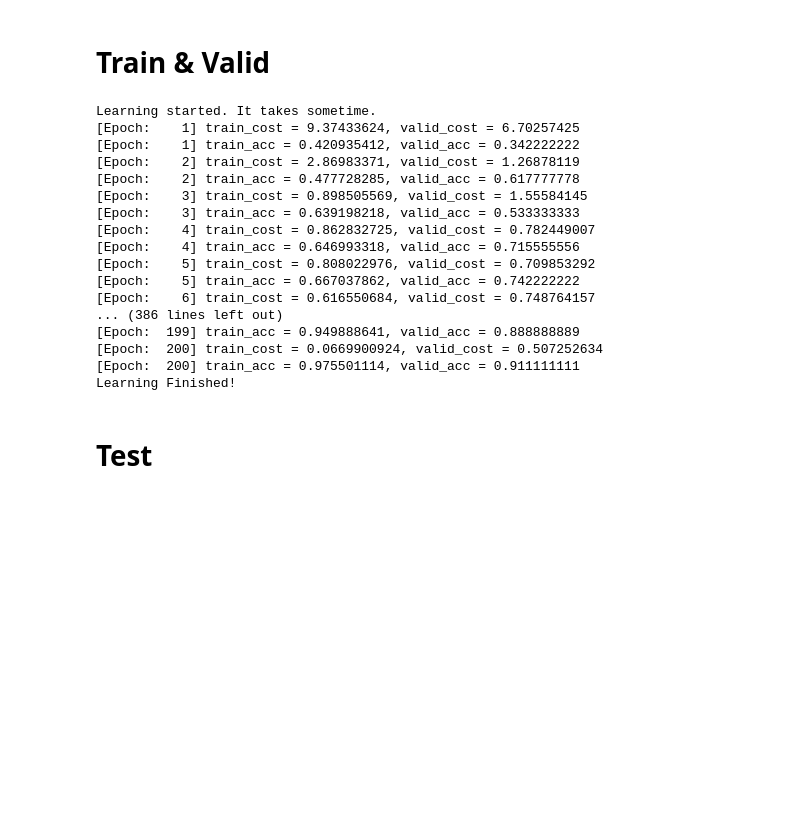
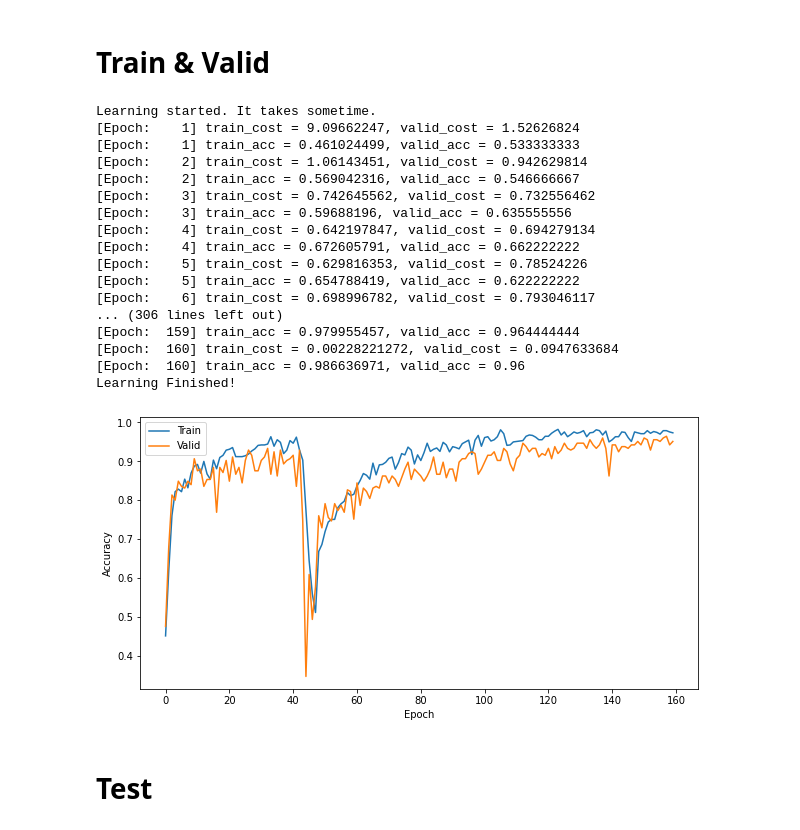
Before and after one commit to wlgns8469/CORE_Faultdetection, a Jupyter notebook: 1D-CNN_Torque_AllVel_ver_pytorch.ipynb, the cells around one changed output. Saved outputs shown, nothing was run; the diff lists cells and outputs as text; code cells hidden in the pictures; blank space fills up the shorter version.

```diff
--- a/1D-CNN_Torque_AllVel_ver_pytorch.ipynb
+++ b/1D-CNN_Torque_AllVel_ver_pytorch.ipynb
@@ -145,28 +204,43 @@ class CNN(nn.Module):
     def __init__(self):
         super(CNN, self).__init__()
         self.layer1 = nn.Sequential(
-            nn.Conv1d(1,32,kernel_size = 2),
+            nn.Conv1d(1,32,kernel_size = 3, stride=1, padding=1),
             nn.BatchNorm1d(32),
             nn.ReLU(),
             nn.Dropout(p=0.2),
             nn.MaxPool1d(2)
         )
         self.layer2 = nn.Sequential(
-            nn.Conv1d(32,64, kernel_size =2),
+            nn.Conv1d(32,64,kernel_size = 3, stride=1, padding=1),
+            nn.ReLU(),
+            nn.Conv1d(64,64,kernel_size = 3, stride=1, padding=1),
             nn.BatchNorm1d(64),
             nn.ReLU(),
             nn.Dropout(p=0.2),
             nn.MaxPool1d(2)
         )
         self.layer3 = nn.Sequential(
-            nn.Conv1d(64,128, kernel_size =2),
+            nn.Conv1d(64,128,kernel_size = 3, stride=1, padding=1),
+            nn.ReLU(),
+            nn.Conv1d(128,128,kernel_size = 3, stride=1, padding=1),
             nn.BatchNorm1d(128),
             nn.ReLU(),
             nn.Dropout(p=0.2),
             nn.MaxPool1d(2)
         )
+        self.layer4 = nn.Sequential(
+            nn.Conv1d(128,256,kernel_size = 3, stride=1, padding=1),
+            nn.ReLU(),
+            nn.Conv1d(256,256,kernel_size = 3, stride=1, padding=1),
+            nn.ReLU(),
+            nn.BatchNorm1d(256),
+            nn.ReLU(),
+            nn.Dropout(p=0.2),
+            nn.MaxPool1d(2)
+        )
 
-        self.fc1 = nn.Linear(8064,1000, bias = True)
+
+        self.fc1 = nn.Linear(8192,4000, bias = True)
         self.fc2 = nn.Linear(1000,100, bias = True)
         self.fc3 = nn.Linear(100,3, bias = True)
         torch.nn.init.xavier_uniform_(self.fc3.weight)
@@ -177,6 +251,9 @@ class CNN(nn.Module):
         out = self.layer2(out)
         #print(out.shape)
         out = self.layer3(out)
+        #print(out.shape)
+        out = self.layer4(out)
+        #print(out.shape)
         out = out.view(out.size(0),-1)
         #print(out.shape)
         out = self.fc1(out)
@@ -191,13 +268,16 @@ model = CNN().to(device)
 # %%
 # parameters
 learning_rate = 0.001
-training_epochs = 200
+training_epochs = 160
 batch_size = 32
 # %%
 criterion = torch.nn.CrossEntropyLoss().to(device)    # 비용 함수에 소프트맥스 함수 포함되어져 있음.
 optimizer = torch.optim.Adam(model.parameters(), lr=learning_rate)
 # %%
 # train my model
+accuracy_list = []
+accuracy_val_list = []
+
 total_train_batch = len(Train_loader)
 total_valid_batch = len(Valid_loader)
 
@@ -235,27 +315,43 @@ for epoch in range(training_epochs):
         avg_val_acc = avg_val_acc/ 225
     print('[Epoch: {:>4}] train_cost = {:>.9}, valid_cost = {:>.9}'.format(epoch + 1, avg_cost,avg_val_loss))
     print('[Epoch: {:>4}] train_acc = {:>.9}, valid_acc = {:>.9}'.format(epoch + 1, avg_acc, avg_val_acc))
+    accuracy_list.append(avg_acc)
+    accuracy_val_list.append(avg_val_acc)
+
 
 
 print('Learning Finished!')
 # %% [output]
 Learning started. It takes sometime.
-[Epoch:    1] train_cost = 9.37433624, valid_cost = 6.70257425
-[Epoch:    1] train_acc = 0.420935412, valid_acc = 0.342222222
-[Epoch:    2] train_cost = 2.86983371, valid_cost = 1.26878119
-[Epoch:    2] train_acc = 0.477728285, valid_acc = 0.617777778
-[Epoch:    3] train_cost = 0.898505569, valid_cost = 1.55584145
-[Epoch:    3] train_acc = 0.639198218, valid_acc = 0.533333333
-[Epoch:    4] train_cost = 0.862832725, valid_cost = 0.782449007
-[Epoch:    4] train_acc = 0.646993318, valid_acc = 0.715555556
-[Epoch:    5] train_cost = 0.808022976, valid_cost = 0.709853292
-[Epoch:    5] train_acc = 0.667037862, valid_acc = 0.742222222
-[Epoch:    6] train_cost = 0.616550684, valid_cost = 0.748764157
-... (386 lines left out)
-[Epoch:  199] train_acc = 0.949888641, valid_acc = 0.888888889
-[Epoch:  200] train_cost = 0.0669900924, valid_cost = 0.507252634
-[Epoch:  200] train_acc = 0.975501114, valid_acc = 0.911111111
+[Epoch:    1] train_cost = 9.09662247, valid_cost = 1.52626824
+[Epoch:    1] train_acc = 0.461024499, valid_acc = 0.533333333
+[Epoch:    2] train_cost = 1.06143451, valid_cost = 0.942629814
+[Epoch:    2] train_acc = 0.569042316, valid_acc = 0.546666667
+[Epoch:    3] train_cost = 0.742645562, valid_cost = 0.732556462
+[Epoch:    3] train_acc = 0.59688196, valid_acc = 0.635555556
+[Epoch:    4] train_cost = 0.642197847, valid_cost = 0.694279134
+[Epoch:    4] train_acc = 0.672605791, valid_acc = 0.662222222
+[Epoch:    5] train_cost = 0.629816353, valid_cost = 0.78524226
+[Epoch:    5] train_acc = 0.654788419, valid_acc = 0.622222222
+[Epoch:    6] train_cost = 0.698996782, valid_cost = 0.793046117
+... (306 lines left out)
+[Epoch:  159] train_acc = 0.979955457, valid_acc = 0.964444444
+[Epoch:  160] train_cost = 0.00228221272, valid_cost = 0.0947633684
+[Epoch:  160] train_acc = 0.986636971, valid_acc = 0.96
 Learning Finished!
+# %%
+plt.figure(figsize=(10,5))
+
+plt.xlabel('Epoch')
+plt.ylabel('Accuracy')
+plt.plot(accuracy_list, label='Train')
+plt.plot(accuracy_val_list, label='Valid')
+
+plt.legend()
+
+plt.show()
+# %% [output]
+[figure, added]
 # %% [markdown]
 # Test
 # %%
```
Also changed, not shown: parts of 9 cells of this notebook, 1 other file.
